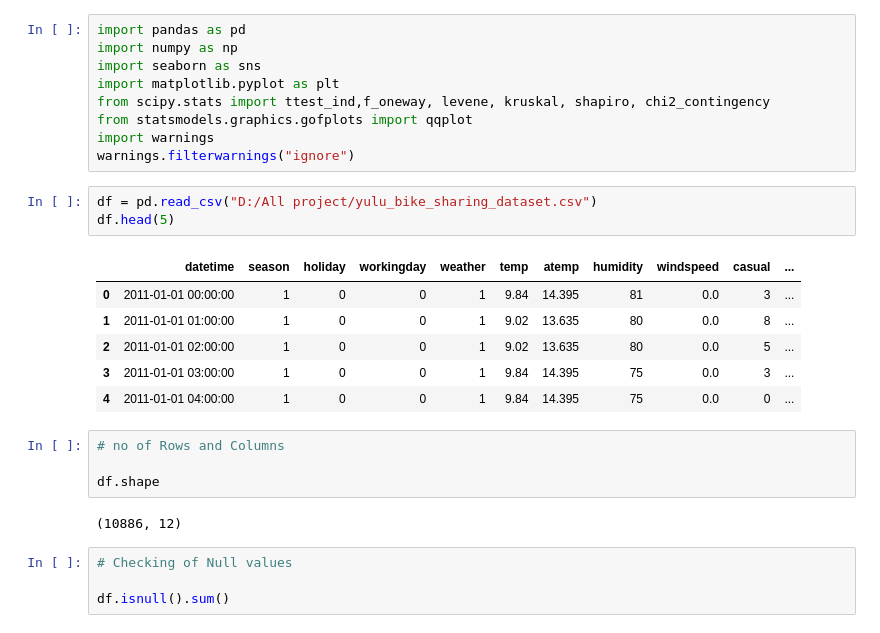
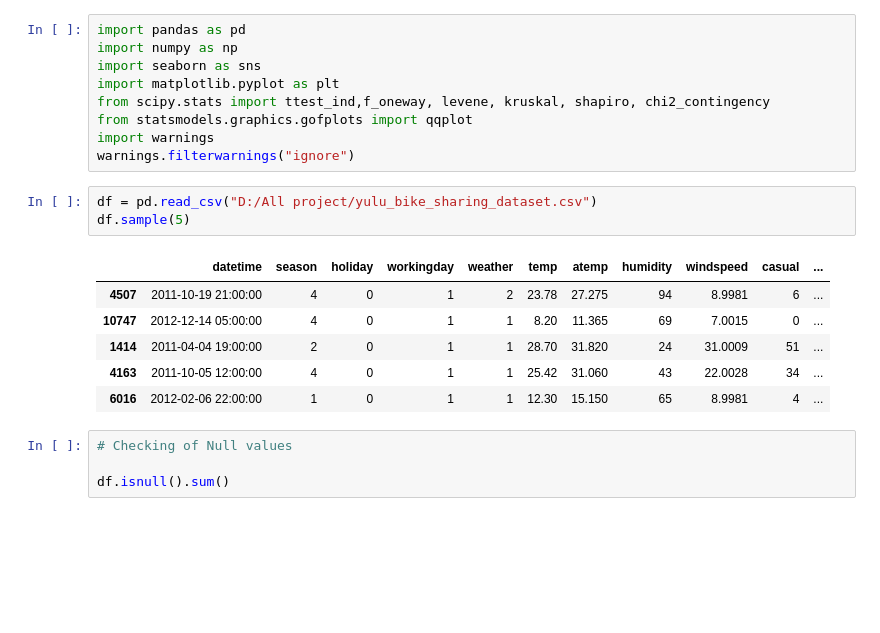
Before and after one commit to satishsharma27/Machine_learning, a Jupyter notebook: Hypothesis_test_Campaign.ipynb, the cells around one changed output. Drawn from its saved outputs; the diff is of its cells as text; blank space fills up the shorter version.

```diff
--- a/Hypothesis_test_Campaign.ipynb
+++ b/Hypothesis_test_Campaign.ipynb
@@ -28,20 +28,14 @@ import warnings
 warnings.filterwarnings("ignore")
 # %%
 df = pd.read_csv("D:/All project/yulu_bike_sharing_dataset.csv")
-df.head(5)
+df.sample(5)
 # %% [output]
 |  | datetime | season | holiday | workingday | weather | temp | atemp | humidity | windspeed | casual | ... |
-| 0 | 2011-01-01 00:00:00 | 1 | 0 | 0 | 1 | 9.84 | 14.395 | 81 | 0.0 | 3 | ... |
-| 1 | 2011-01-01 01:00:00 | 1 | 0 | 0 | 1 | 9.02 | 13.635 | 80 | 0.0 | 8 | ... |
-| 2 | 2011-01-01 02:00:00 | 1 | 0 | 0 | 1 | 9.02 | 13.635 | 80 | 0.0 | 5 | ... |
-| 3 | 2011-01-01 03:00:00 | 1 | 0 | 0 | 1 | 9.84 | 14.395 | 75 | 0.0 | 3 | ... |
-| 4 | 2011-01-01 04:00:00 | 1 | 0 | 0 | 1 | 9.84 | 14.395 | 75 | 0.0 | 0 | ... |
+| 4507 | 2011-10-19 21:00:00 | 4 | 0 | 1 | 2 | 23.78 | 27.275 | 94 | 8.9981 | 6 | ... |
+| 10747 | 2012-12-14 05:00:00 | 4 | 0 | 1 | 1 | 8.20 | 11.365 | 69 | 7.0015 | 0 | ... |
+| 1414 | 2011-04-04 19:00:00 | 2 | 0 | 1 | 1 | 28.70 | 31.820 | 24 | 31.0009 | 51 | ... |
+| 4163 | 2011-10-05 12:00:00 | 4 | 0 | 1 | 1 | 25.42 | 31.060 | 43 | 22.0028 | 34 | ... |
+| 6016 | 2012-02-06 22:00:00 | 1 | 0 | 1 | 1 | 12.30 | 15.150 | 65 | 8.9981 | 4 | ... |
-# %%
-# no of Rows and Columns
-
-df.shape
-# %% [output]
-(10886, 12)
 # %%
 # Checking of Null values
 
```
Also changed, not shown: parts of 20 cells of this notebook.
